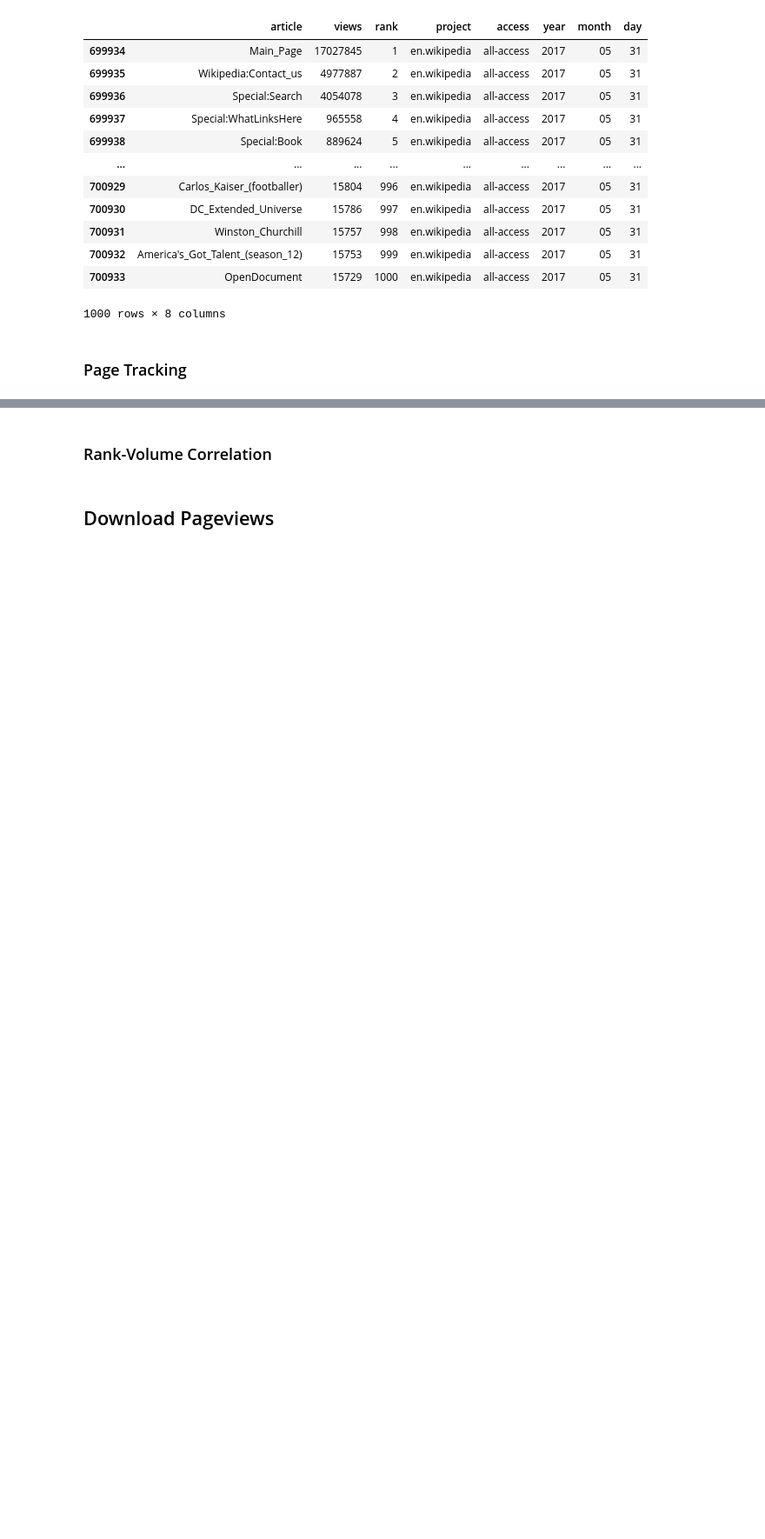
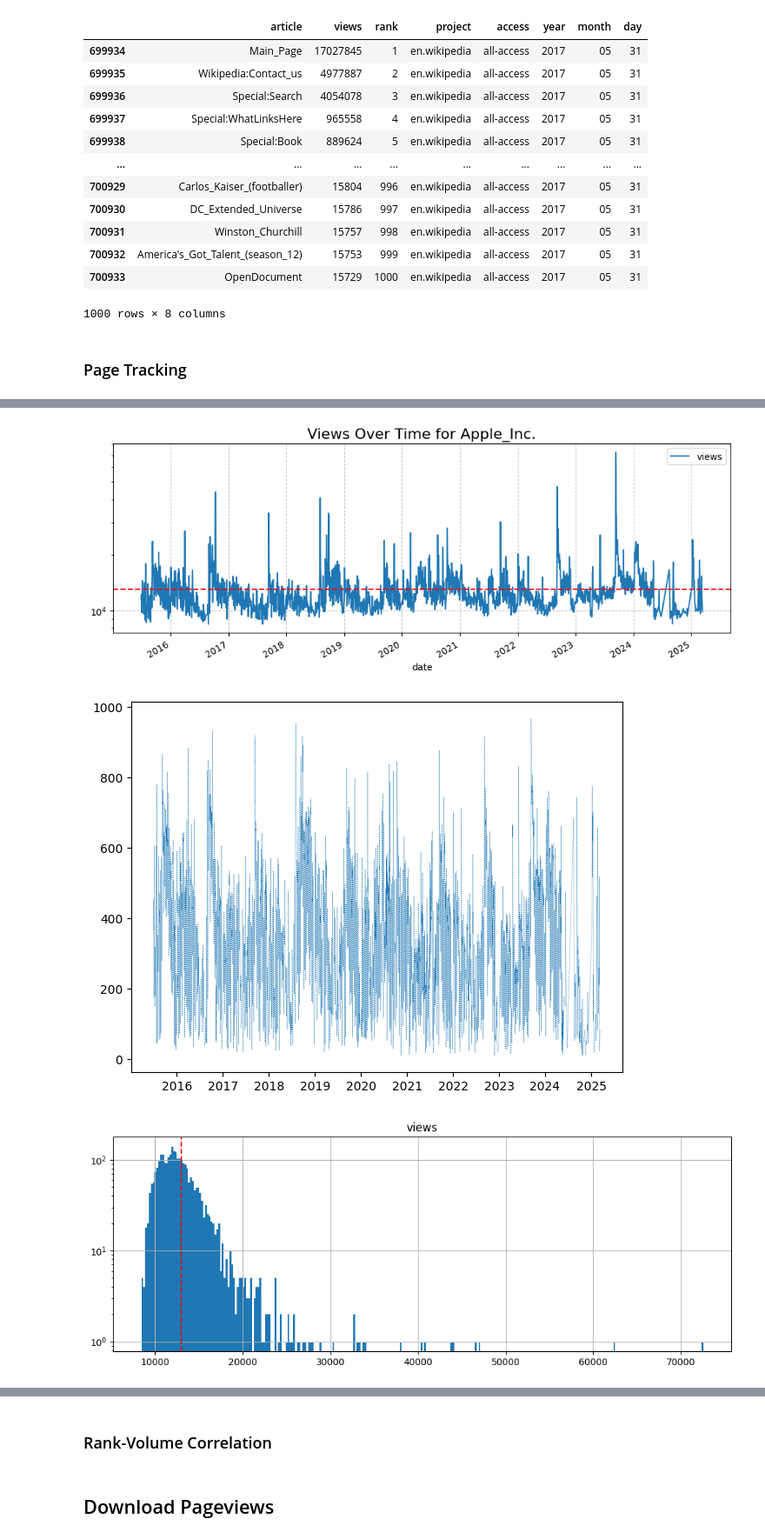
Before and after one commit to ralgara/wikipedia, a Jupyter notebook: wikipedia.ipynb, the cells around one changed output, grey strips where cells are left out. Shown at 87% size. Drawn from its saved outputs; the diff is of its cells as text; code cells hidden in the pictures; blank space fills up the shorter version.

Commit message:
Many new visualizations

```diff
--- a/wikipedia.ipynb
+++ b/wikipedia.ipynb
@@ -285,0 +360,48 @@ pageviews_raw.query('year=="2017" and month=="05" and day=="31"')
+# %%
+def plot_article_views(article: str):
+    """
+    Plot the views over time for a given article.
+
+    Args:
+        article (str): the article to plot
+    """
+    pageviews.query(f'article == "{article}"')\
+        .plot(x='date', y='views', figsize=(10, 4))
+    plt.title(f'Views Over Time for {article}', fontsize=16)
+    plt.yscale('log')
+    plt.grid(True, linestyle='--', alpha=0.7)
+    # plot the mean line
+    plt.axhline(y=pageviews.query(f'article == "{article}"')['views'].mean(),
+                color='r', linestyle='--', label='Mean')
+    plt.tight_layout()
+    plt.show()
+
+    plt.plot(pageviews.query(f'article == "{article}"')['date'],
+             1000-pageviews.query(f'article == "{article}"')['nrank'],
+             linestyle=':', linewidth=0.5, label='1000-nrank')
+    plt.tight_layout()
+    plt.show()
+
+    pageviews.query(f'article == "{article}"')\
+        .hist(column='views', bins=300, figsize=(10, 4))
+    plt.yscale('log')
+    plt.tight_layout()
+    plt.axvline(x=pageviews.query(f'article == "{article}"')['views'].mean(),
+                color='r', linestyle='--', label='Mean')
+    plt.show()
+
+    pageviews.query(f'article == "{article}"')\
+        .boxplot(column='views', figsize=(10, 4))
+    plt.tight_layout()
+    plt.show()
+
+    pageviews.query(f'article == "{article}"')\
+        .boxplot(column='nrank', figsize=(10, 4))
+    plt.tight_layout()
+    plt.show()
+
+plot_article_views('Apple_Inc.')
+# %% [output]
+[figure, added]
+[figure, added]
+[figure, added]
```
Also changed, not shown: parts of 10 cells of this notebook.
